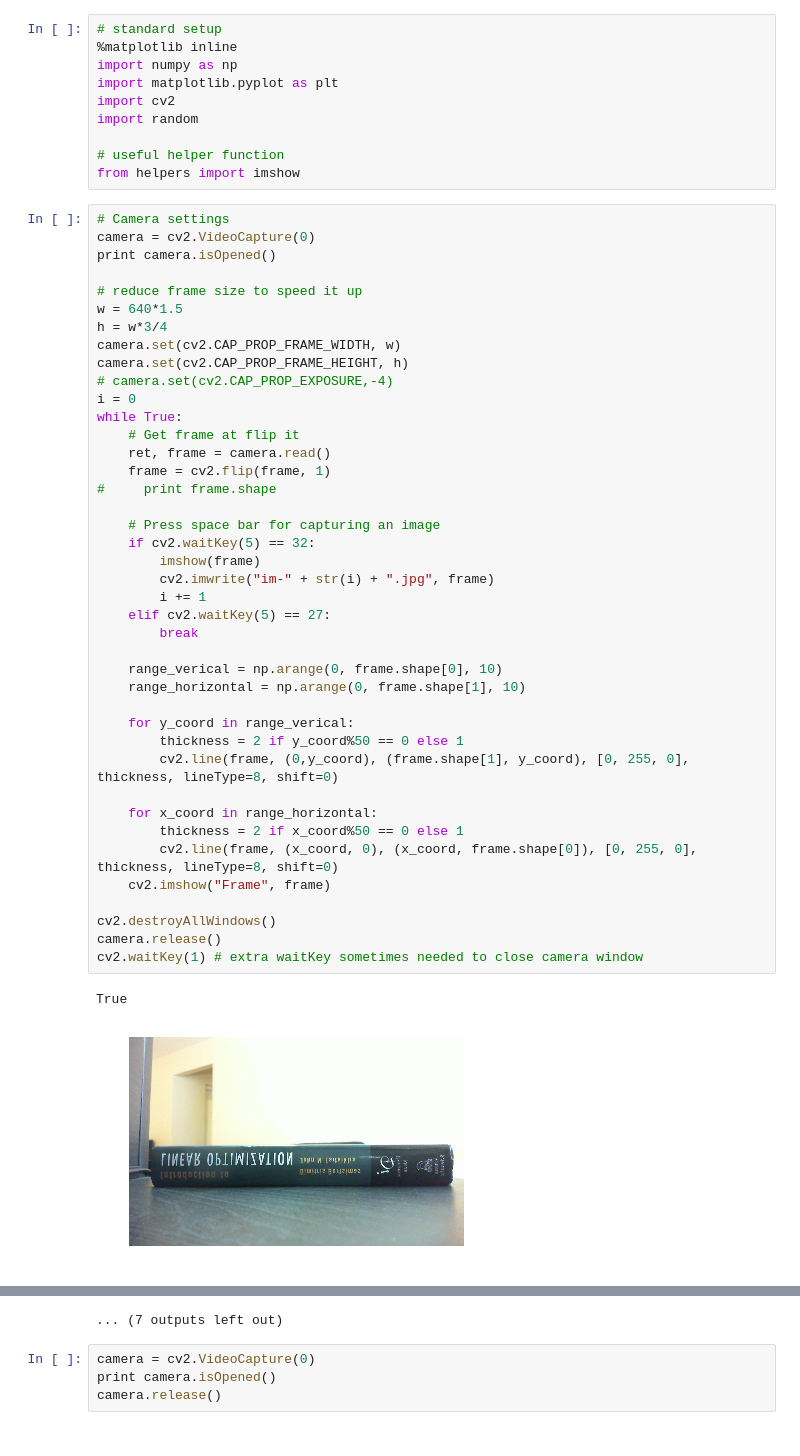
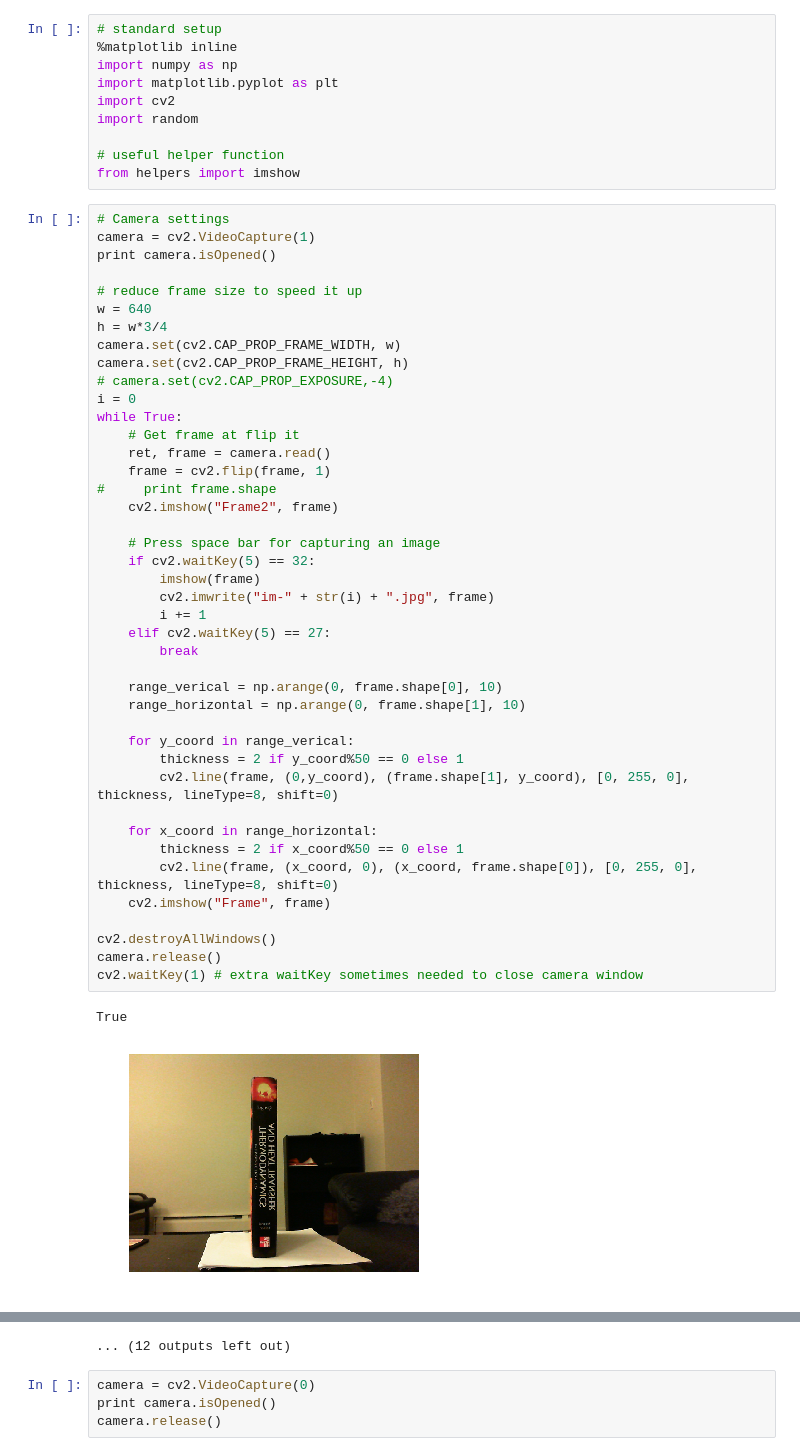
Before and after one commit to buenayerba/augmented-reality-for-book-spines, a Jupyter notebook: save_video_frame.ipynb, the cells around one changed output, grey strips where cells are left out. Saved outputs shown, nothing was run; the diff lists cells and outputs as text.

```diff
--- a/save_video_frame.ipynb
+++ b/save_video_frame.ipynb
@@ -10,11 +10,11 @@ import random
 from helpers import imshow
 # %%
 # Camera settings
-camera = cv2.VideoCapture(0)
+camera = cv2.VideoCapture(1)
 print camera.isOpened()
 
 # reduce frame size to speed it up
-w = 640*1.5
+w = 640
 h = w*3/4
 camera.set(cv2.CAP_PROP_FRAME_WIDTH, w)
 camera.set(cv2.CAP_PROP_FRAME_HEIGHT, h)
@@ -24,31 +24,32 @@ while True:
     # Get frame at flip it
     ret, frame = camera.read()
     frame = cv2.flip(frame, 1)
 #     print frame.shape
+    cv2.imshow("Frame2", frame)
 
     # Press space bar for capturing an image
     if cv2.waitKey(5) == 32:
         imshow(frame)
         cv2.imwrite("im-" + str(i) + ".jpg", frame)
         i += 1
     elif cv2.waitKey(5) == 27:
         break
 
     range_verical = np.arange(0, frame.shape[0], 10)
     range_horizontal = np.arange(0, frame.shape[1], 10)
 
     for y_coord in range_verical:
         thickness = 2 if y_coord%50 == 0 else 1
         cv2.line(frame, (0,y_coord), (frame.shape[1], y_coord), [0, 255, 0], thickness, lineType=8, shift=0)
 
     for x_coord in range_horizontal:
         thickness = 2 if x_coord%50 == 0 else 1
         cv2.line(frame, (x_coord, 0), (x_coord, frame.shape[0]), [0, 255, 0], thickness, lineType=8, shift=0)
     cv2.imshow("Frame", frame)
 
 cv2.destroyAllWindows()
 camera.release()
 cv2.waitKey(1) # extra waitKey sometimes needed to close camera window
 # %% [output]
 True
-[figure, old version]
+[figure, new version]
@@ -65,4 +66,4 @@ True
-... (7 outputs left out)
+... (12 outputs left out)
 # %%
 camera = cv2.VideoCapture(0)
 print camera.isOpened()
```
Also changed, not shown: parts of 1 cell of this notebook, 36 other files.
